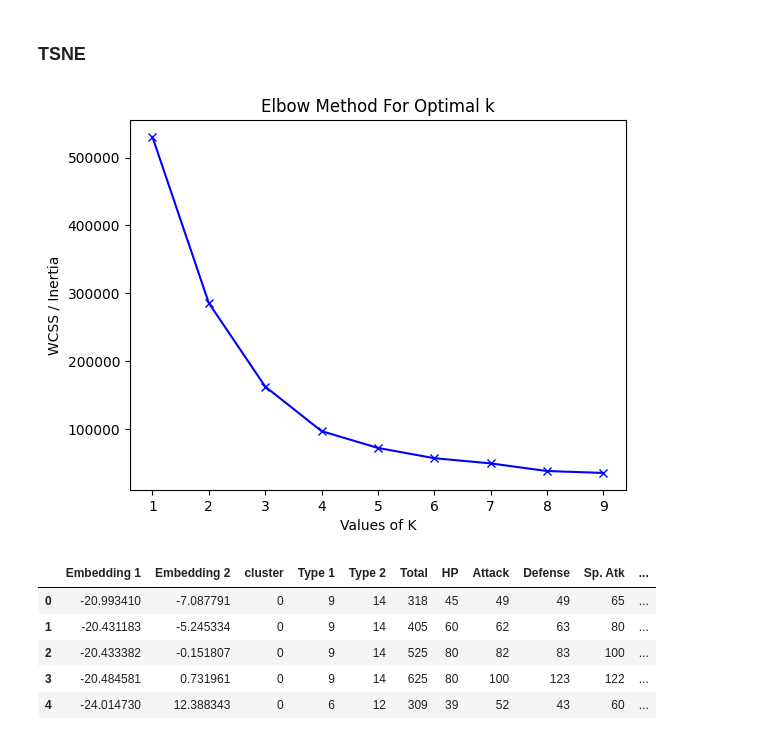
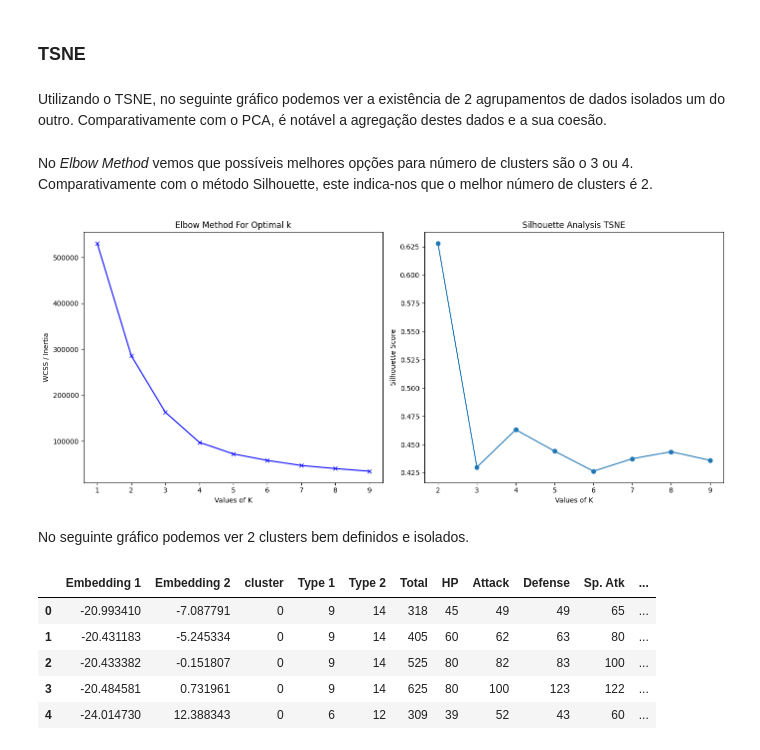
Before and after one commit to RPygramar/Pokemon-Clustering-PT-Edition, a Jupyter notebook: pokemon.ipynb, the cells around one changed output. Cells and saved outputs as stored; diff of their text form; code cells hidden in the pictures.

```diff
--- a/pokemon_v0.0.3.ipynb
+++ b/pokemon.ipynb
@@ -474,6 +474,8 @@ df_cluster2_pca.describe()
 <h3>TSNE</h3>
 # %%
 from sklearn.manifold import TSNE
+# %% [markdown]
+Utilizando o TSNE, no seguinte gráfico podemos ver a existência de 2 agrupamentos de dados isolados um do outro. Comparativamente com o PCA, é notável a agregação destes dados e a sua coesão.
 # %%
 tsne = TSNE(n_components=2, perplexity=30, random_state=1, n_jobs=-1)
 df_tsne = tsne.fit_transform(df_scaled)
@@ -487,17 +489,40 @@ fig.update_layout(
     yaxis_title="Embedding 2",
 )
 fig.show()
+# %% [markdown]
+No <i>Elbow Method</i> vemos que possíveis melhores opções para número de clusters são o 3 ou 4. Comparativamente com o método Silhouette, este indica-nos que o melhor número de clusters é 2.
 # %%
 SSE = []
 K = range(1,10)
 for num_clusters in K :
     kmeans = KMeans(n_clusters=num_clusters, n_init='auto')
     kmeans.fit(df_tsne)
     SSE.append(kmeans.inertia_)
-plt.plot(K, SSE, "bx-")
-plt.xlabel("Values of K")
-plt.ylabel("WCSS / Inertia")
-plt.title("Elbow Method For Optimal k")
+
+SC = []
+K = range(2,10)
+for num_clusters in K :
+    kmeans = KMeans(n_clusters=num_clusters, n_init='auto', random_state=5)
+    kmeans.fit(df_tsne)
+    cluster_labels = kmeans.labels_
+    SC.append(silhouette_score(df_tsne, cluster_labels))
+
+
+fig, axes = plt.subplots(1, 2, figsize=(14, 6))
+
+
+axes[0].plot(range(1, 10), SSE, "bx-")
+axes[0].set_xlabel("Values of K")
+axes[0].set_ylabel("WCSS / Inertia")
+axes[0].set_title("Elbow Method For Optimal k")
+
+
+axes[1].plot(range(2, 10), SC, marker='o')
+axes[1].set_xlabel("Values of K")
+axes[1].set_ylabel("Silhouette Score")
+axes[1].set_title("Silhouette Analysis TSNE")
+
+plt.tight_layout()
 plt.show()
 # %% [output]
-[figure, old version]
+[figure, new version]
@@ -520,3 +529,5 @@ fig.show()
+# %% [markdown]
+No seguinte gráfico podemos ver 2 clusters bem definidos e isolados.
 # %%
 num_clusters = 2
 kmeans = KMeans(n_clusters=num_clusters, n_init='auto', random_state=5)
```
Also changed, not shown: parts of 11 cells of this notebook.
